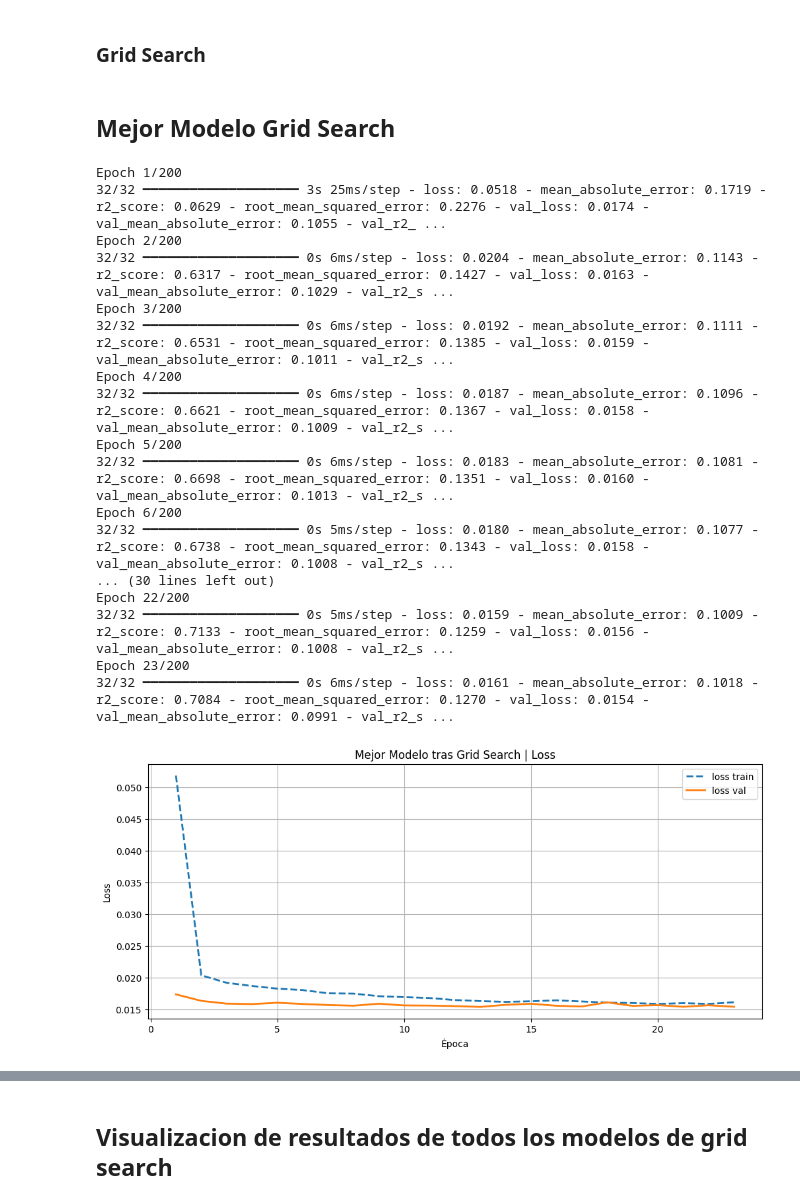
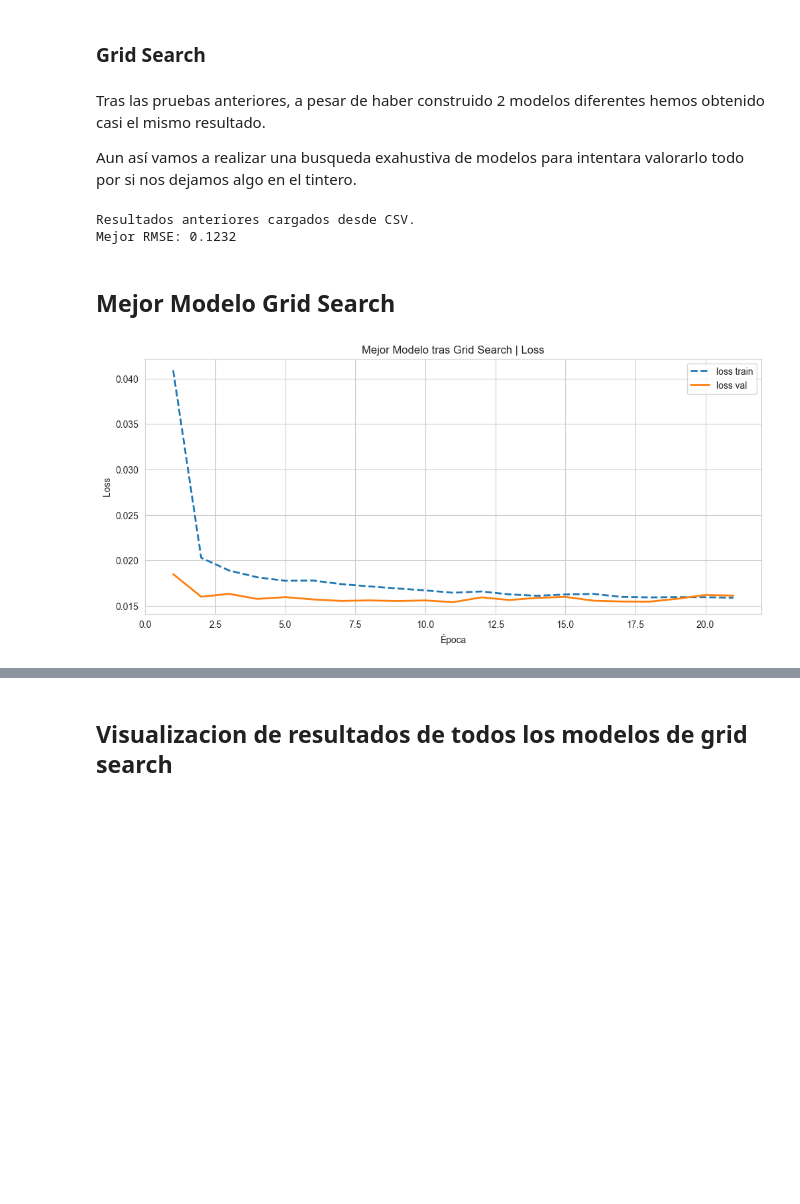
Before and after one commit to alvvigsuaUS/Trabajo_MLE, a Jupyter notebook: Regresion Redes Neuronales.ipynb, the cells around one changed output, grey strips where cells are left out. Cells and saved outputs as stored; diff of their text form; code cells hidden in the pictures; blank space fills up the shorter version.

Commit message:
Archivo de mejor modelo

```diff
--- a/Regresion Redes Neuronales.ipynb
+++ b/Regresion Redes Neuronales.ipynb
@@ -198,8 +200,8 @@ def compila_modelo(modelo, optimizer, lr=1e-3):
         optimizer=opt,
         loss=tf.keras.losses.MeanSquaredError(),
         metrics=[
-            tf.keras.metrics.RootMeanSquaredError,
-            tf.keras.metrics.MeanAbsoluteError,
+            tf.keras.metrics.RootMeanSquaredError(),
+            tf.keras.metrics.MeanAbsoluteError(),
             tf.keras.metrics.R2Score(),
         ]
     )
@@ -395,5 +405,9 @@ Tras esta segunda prueba podemos ver las siguientes cosas:
 # %% [markdown]
 ### Grid Search
+# %% [markdown]
+Tras las pruebas anteriores, a pesar de haber construido 2 modelos diferentes hemos obtenido casi el mismo resultado.
+
+Aun así vamos a realizar una busqueda exahustiva de modelos para intentara valorarlo todo por si nos dejamos algo en el tintero.
 # %%
 def build_model(input_dim, layer1, layer2, layer3, dropout):
     entrada = tf.keras.layers.Input(shape=(input_dim,))
@@ -410,7 +424,7 @@ import itertools
 from tqdm.notebook import tqdm
 
 
-MODEL_FILENAME = "best_model.h5"
+MODEL_FILENAME = "best_model.keras"
 CSV_FILENAME = "res.csv"
 
 grid_neuronas = list(itertools.combinations_with_replacement([16, 32, 64], 3))
@@ -481,42 +495,32 @@ else:
     print(df_resultados.head())
 
     df_resultados.to_csv(CSV_FILENAME)
+    best_model.save("best_model.keras")
     print("Datos guardados")
+# %% [output]
+Resultados anteriores cargados desde CSV.
+Mejor RMSE: 0.1232
 # %% [markdown]
 ## Mejor Modelo Grid Search
 # %%
-best_model = build_model(X_train.shape[1], 32, 32, 64, 0.2)
-best_model = compila_modelo(best_model, tf.keras.optimizers.Adam, lr=1e-2)
-hist, metrics = entrena_y_evalua(
-    best_model, X_train, y_train, X_val, y_val, X_test, y_test,
-    epochs=200,
-    batch_size=512,
-    verbose=1,
-    callbacks=[tf.keras.callbacks.EarlyStopping(patience=10, restore_best_weights=True)]
-)
+if not os.path.exists(CSV_FILENAME):
+    best_model = build_model(X_train.shape[1], 32, 32, 64, 0.2)
+    best_model = compila_modelo(best_model, tf.keras.optimizers.Adam, lr=1e-2)
+    hist, metrics = entrena_y_evalua(
+        best_model, X_train, y_train, X_val, y_val, X_test, y_test,
+        epochs=200,
+        batch_size=512,
+        verbose=1,
+        callbacks=[tf.keras.callbacks.EarlyStopping(patience=10, restore_best_weights=True)]
+    )
+else:
+    best_model = tf.keras.models.load_model("best_model.keras")
 
 plot_history(hist, "Mejor Modelo tras Grid Search")
 
 y_pred = best_model.predict(X_test)
 y_pred_inv = y_scaler.inverse_transform(y_pred)
 y_test_inv = y_scaler.inverse_transform(y_test)
 plot_pred(y_test_inv, y_pred_inv)
 # %% [output]
-Epoch 1/200
-32/32 ━━━━━━━━━━━━━━━━━━━━ 3s 25ms/step - loss: 0.0518 - mean_absolute_error: 0.1719 - r2_score: 0.0629 - root_mean_squared_error: 0.2276 - val_loss: 0.0174 - val_mean_absolute_error: 0.1055 - val_r2_ ...
-Epoch 2/200
-32/32 ━━━━━━━━━━━━━━━━━━━━ 0s 6ms/step - loss: 0.0204 - mean_absolute_error: 0.1143 - r2_score: 0.6317 - root_mean_squared_error: 0.1427 - val_loss: 0.0163 - val_mean_absolute_error: 0.1029 - val_r2_s ...
-Epoch 3/200
-32/32 ━━━━━━━━━━━━━━━━━━━━ 0s 6ms/step - loss: 0.0192 - mean_absolute_error: 0.1111 - r2_score: 0.6531 - root_mean_squared_error: 0.1385 - val_loss: 0.0159 - val_mean_absolute_error: 0.1011 - val_r2_s ...
-Epoch 4/200
-32/32 ━━━━━━━━━━━━━━━━━━━━ 0s 6ms/step - loss: 0.0187 - mean_absolute_error: 0.1096 - r2_score: 0.6621 - root_mean_squared_error: 0.1367 - val_loss: 0.0158 - val_mean_absolute_error: 0.1009 - val_r2_s ...
-Epoch 5/200
-32/32 ━━━━━━━━━━━━━━━━━━━━ 0s 6ms/step - loss: 0.0183 - mean_absolute_error: 0.1081 - r2_score: 0.6698 - root_mean_squared_error: 0.1351 - val_loss: 0.0160 - val_mean_absolute_error: 0.1013 - val_r2_s ...
-Epoch 6/200
-32/32 ━━━━━━━━━━━━━━━━━━━━ 0s 5ms/step - loss: 0.0180 - mean_absolute_error: 0.1077 - r2_score: 0.6738 - root_mean_squared_error: 0.1343 - val_loss: 0.0158 - val_mean_absolute_error: 0.1008 - val_r2_s ...
-... (30 lines left out)
-Epoch 22/200
-32/32 ━━━━━━━━━━━━━━━━━━━━ 0s 5ms/step - loss: 0.0159 - mean_absolute_error: 0.1009 - r2_score: 0.7133 - root_mean_squared_error: 0.1259 - val_loss: 0.0156 - val_mean_absolute_error: 0.1008 - val_r2_s ...
-Epoch 23/200
-32/32 ━━━━━━━━━━━━━━━━━━━━ 0s 6ms/step - loss: 0.0161 - mean_absolute_error: 0.1018 - r2_score: 0.7084 - root_mean_squared_error: 0.1270 - val_loss: 0.0154 - val_mean_absolute_error: 0.0991 - val_r2_s ...
-[figure, old version]
+[figure, new version]
```
Also changed, not shown: parts of 12 cells of this notebook, 2 other files.
